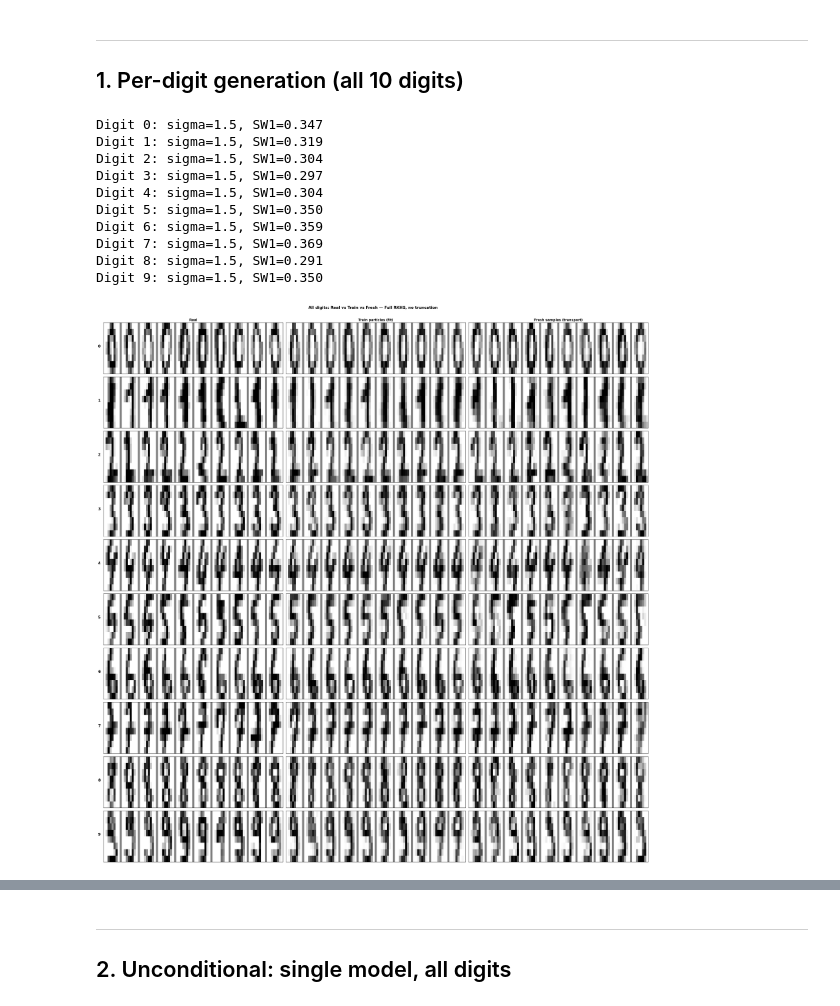
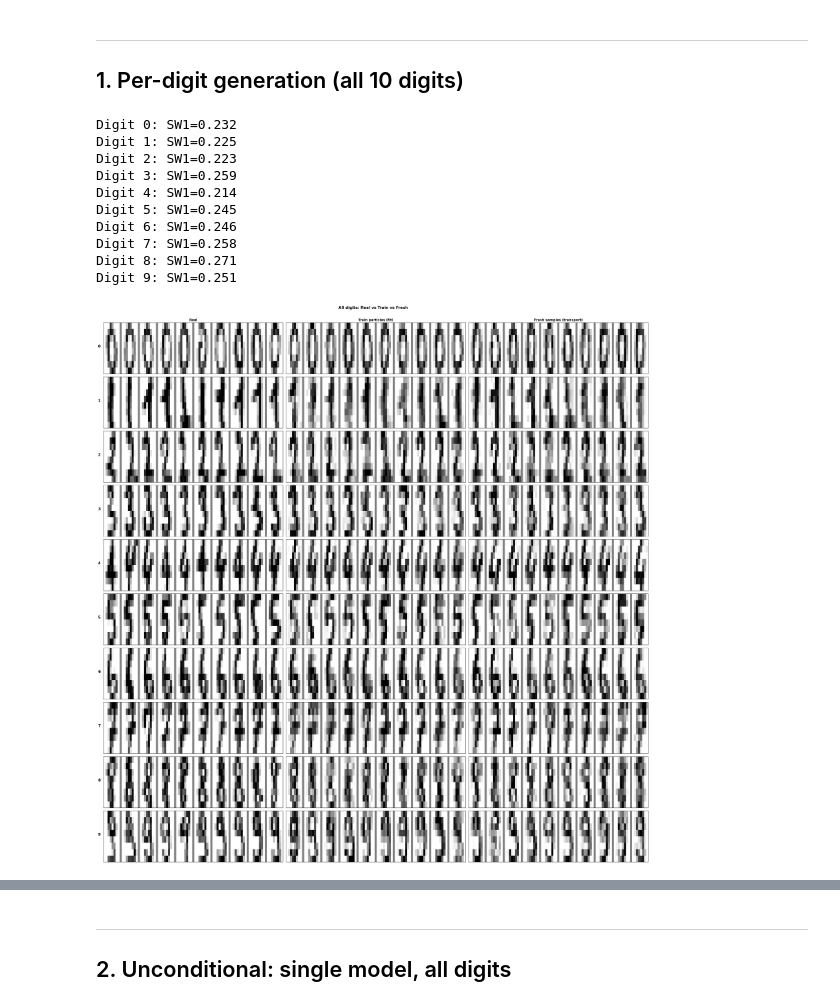
Before and after one commit to RaffoLuca18/Embedded_Interpolants, a Jupyter notebook: experiments/mnist_experiment.ipynb, the cells around one changed output, grey strips where cells are left out. Saved outputs shown, nothing was run; the diff lists cells and outputs as text; code cells hidden in the pictures.

```diff
--- a/experiments/mnist_experiment.ipynb
+++ b/experiments/mnist_experiment.ipynb
@@ -34,7 +34,7 @@ def show_digits(images, n=10, title='', ax=None):
 ---
 ## 1. Per-digit generation (all 10 digits)
 # %%
-d_pca = 10
+d_pca = 40
 results = {}
 
 for digit in range(10):
@@ -45,47 +45,56 @@ for digit in range(10):
     scale = np.maximum(np.std(X_pca, axis=0, keepdims=True), 1e-3)
     X_pca_n = X_pca / scale
     idx = np.random.permutation(len(X_d))
-    X_train = X_pca_n[idx[:int(0.8*len(X_d))]]
-    X_test = X_pca_n[idx[int(0.8*len(X_d)):]]
+    n_train = int(0.8 * len(X_d))
+    X_train = X_pca_n[idx[:n_train]]
+    X_test  = X_pca_n[idx[n_train:]]
 
-    best = None
-    for sigma_k in [1.5, 2.0, 2.5]:
-        model = EmbeddedInterpolants(sigma_k=sigma_k, gamma=0.02, K_steps=40, N_src_max=120,
-                          max_scale=6.0, max_velocity=8.0)
-        model.fit(np.random.randn(50, d_pca), X_train, n_iterations=8, verbose=False)
-        res = model.transport(np.random.randn(50, d_pca))
-        sw = sliced_wasserstein1(res['particles'], X_test)
-        if best is None or sw < best['sw']:
-            best = {'sw': sw, 'model': model, 'res': res, 'pca': pca, 'scale': scale,
-                    'real': X_d[idx[:50]], 'sigma': sigma_k,
-                    'train_pixels': np.clip(pca.inverse_transform(model._fit_result['particles']*scale),0,1),
-                    'fresh_pixels': np.clip(pca.inverse_transform(res['particles']*scale),0,1)}
-    results[digit] = best
-    print(f"Digit {digit}: sigma={best['sigma']}, SW1={best['sw']:.3f}")
+    n_src  = 500
+    n_test = 500
+
+    model = EmbeddedInterpolants(sigma_k=None, gamma=0.01, gamma_final=1e-8, K_steps=80, n_inducing=100, q=0.5, q_final=0.1)
+    model.fit(np.random.randn(n_src, d_pca), X_train,
+              n_iterations=3, verbose=False)
+    res = model.transport(np.random.randn(n_test, d_pca))
+    sw = sliced_wasserstein1(res['particles'], X_test)
+
+    results[digit] = {
+        'sw': sw,
+        'model': model,
+        'res': res,
+        'pca': pca,
+        'scale': scale,
+        'real': X_d[idx[:50]],
+        'train_pixels': np.clip(pca.inverse_transform(
+            model._fit_result['particles'] * scale), 0, 1),
+        'fresh_pixels': np.clip(pca.inverse_transform(
+            res['particles'] * scale), 0, 1),
+    }
+    print(f"Digit {digit}: SW1={sw:.3f}")
 # %% [output]
-Digit 0: sigma=1.5, SW1=0.347
-Digit 1: sigma=1.5, SW1=0.319
-Digit 2: sigma=1.5, SW1=0.304
-Digit 3: sigma=1.5, SW1=0.297
-Digit 4: sigma=1.5, SW1=0.304
-Digit 5: sigma=1.5, SW1=0.350
-Digit 6: sigma=1.5, SW1=0.359
-Digit 7: sigma=1.5, SW1=0.369
-Digit 8: sigma=1.5, SW1=0.291
-Digit 9: sigma=1.5, SW1=0.350
+Digit 0: SW1=0.232
+Digit 1: SW1=0.225
+Digit 2: SW1=0.223
+Digit 3: SW1=0.259
+Digit 4: SW1=0.214
+Digit 5: SW1=0.245
+Digit 6: SW1=0.246
+Digit 7: SW1=0.258
+Digit 8: SW1=0.271
+Digit 9: SW1=0.251
 # %%
 fig, axes = plt.subplots(10, 3, figsize=(28, 28))
 for digit in range(10):
     r = results[digit]
     show_digits(r['real'], n=10, ax=axes[digit,0])
     show_digits(r['train_pixels'], n=10, ax=axes[digit,1])
     show_digits(r['fresh_pixels'], n=10, ax=axes[digit,2])
     axes[digit,0].set_ylabel(f'{digit}', fontsize=14, fontweight='bold', rotation=0, labelpad=15)
     if digit==0:
         axes[digit,0].set_title('Real', fontsize=12, fontweight='bold')
         axes[digit,1].set_title('Train particles (fit)', fontsize=12, fontweight='bold')
         axes[digit,2].set_title('Fresh samples (transport)', fontsize=12, fontweight='bold')
-fig.suptitle('All digits: Real vs Train vs Fresh — Full RKHS, no truncation', fontweight='bold', fontsize=14, y=1.005)
+fig.suptitle('All digits: Real vs Train vs Fresh', fontweight='bold', fontsize=14, y=1.005)
 plt.tight_layout(); plt.show()
 # %% [output]
-[figure, old version]
+[figure, new version]
```
Also changed, not shown: parts of 6 cells of this notebook, 1 other file.
